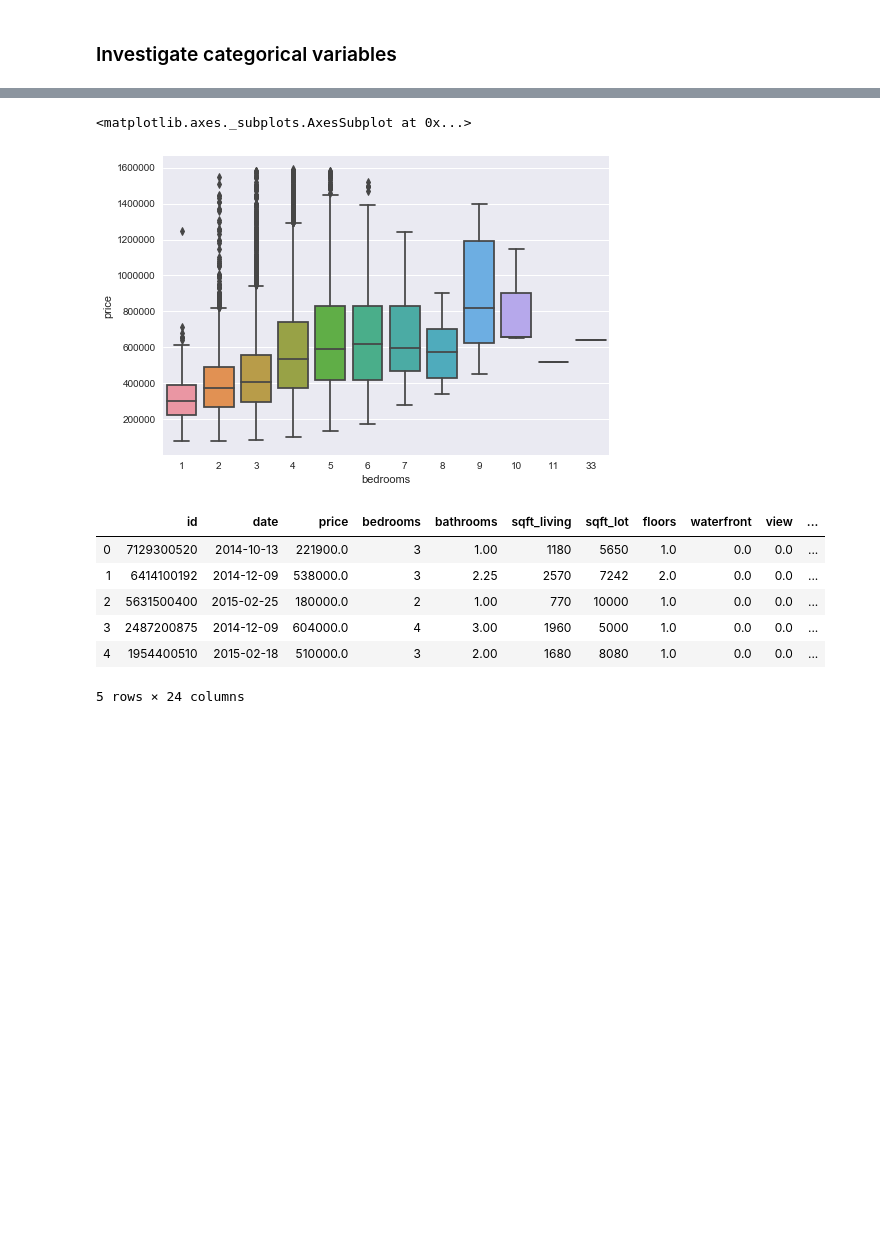
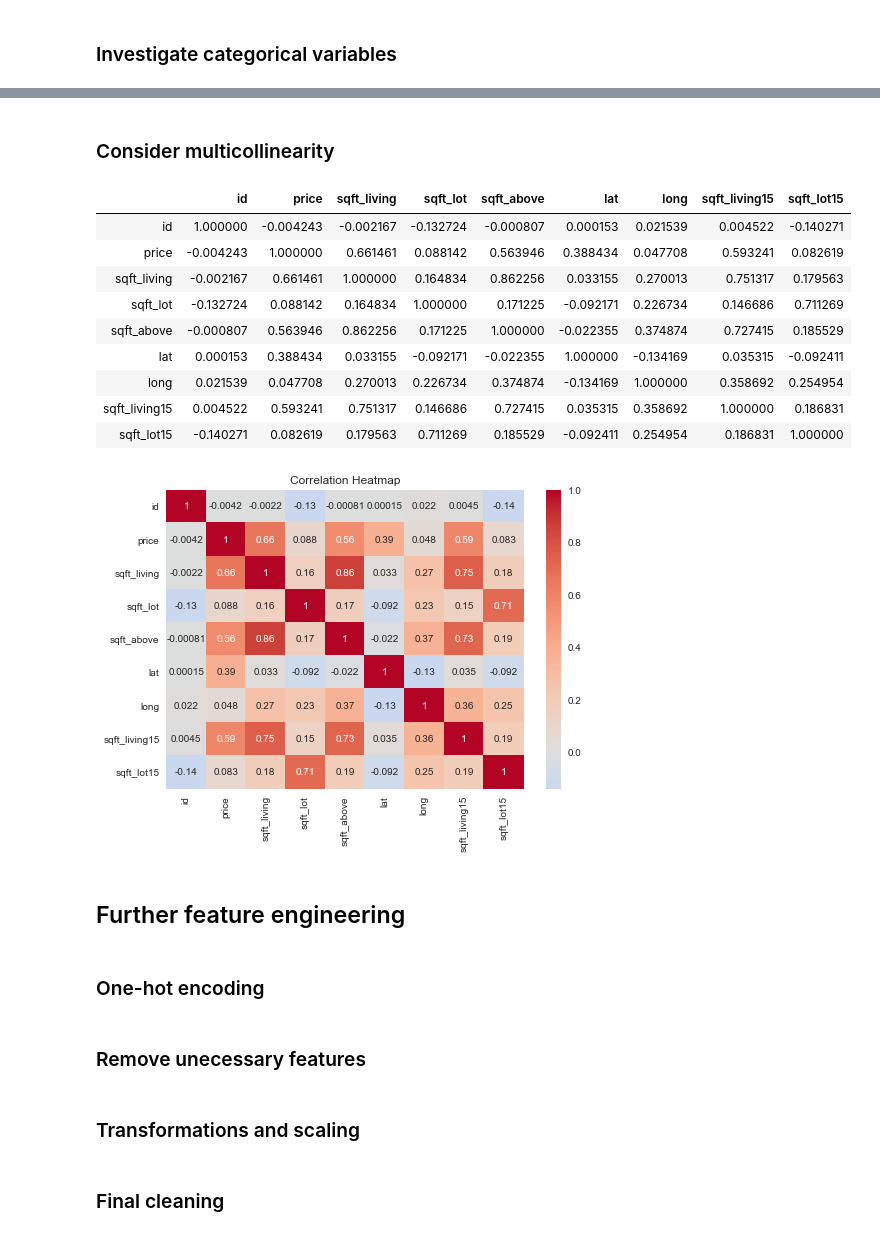
Before and after one commit to nadinezab/kc-house-prices-prediction, a Jupyter notebook: kc-house-prices.ipynb, the cells around one changed output, grey strips where cells are left out. Cells and saved outputs as stored; diff of their text form; code cells hidden in the pictures; blank space fills up the shorter version.

```diff
--- a/kc-house-prices.ipynb
+++ b/kc-house-prices.ipynb
@@ -599,0 +594,2 @@ address[0][0]
+# %%
+results = rg.search(list(df['coord']))
@@ -633,15 +670,34 @@ for feature in catfeats:
-# %%
-sns.boxplot(x = df['bedrooms'], y = df['price'])
-# %% [output]
-<matplotlib.axes._subplots.AxesSubplot at 0x...>
-[figure, removed]
-# %%
-df.head()
-# %% [output]
-|  | id | date | price | bedrooms | bathrooms | sqft_living | sqft_lot | floors | waterfront | view | ... |
-| 0 | 7129300520 | 2014-10-13 | 221900.0 | 3 | 1.00 | 1180 | 5650 | 1.0 | 0.0 | 0.0 | ... |
-| 1 | 6414100192 | 2014-12-09 | 538000.0 | 3 | 2.25 | 2570 | 7242 | 2.0 | 0.0 | 0.0 | ... |
-| 2 | 5631500400 | 2015-02-25 | 180000.0 | 2 | 1.00 | 770 | 10000 | 1.0 | 0.0 | 0.0 | ... |
-| 3 | 2487200875 | 2014-12-09 | 604000.0 | 4 | 3.00 | 1960 | 5000 | 1.0 | 0.0 | 0.0 | ... |
-| 4 | 1954400510 | 2015-02-18 | 510000.0 | 3 | 2.00 | 1680 | 8080 | 1.0 | 0.0 | 0.0 | ... |
-5 rows × 24 columns
+# %% [markdown]
+### Consider multicollinearity
+# %%
+# Correlation matrix
+corr = df.corr()
+corr
+# %% [output]
+|  | id | price | sqft_living | sqft_lot | sqft_above | lat | long | sqft_living15 | sqft_lot15 |
+| id | 1.000000 | -0.004243 | -0.002167 | -0.132724 | -0.000807 | 0.000153 | 0.021539 | 0.004522 | -0.140271 |
+| price | -0.004243 | 1.000000 | 0.661461 | 0.088142 | 0.563946 | 0.388434 | 0.047708 | 0.593241 | 0.082619 |
+| sqft_living | -0.002167 | 0.661461 | 1.000000 | 0.164834 | 0.862256 | 0.033155 | 0.270013 | 0.751317 | 0.179563 |
+| sqft_lot | -0.132724 | 0.088142 | 0.164834 | 1.000000 | 0.171225 | -0.092171 | 0.226734 | 0.146686 | 0.711269 |
+| sqft_above | -0.000807 | 0.563946 | 0.862256 | 0.171225 | 1.000000 | -0.022355 | 0.374874 | 0.727415 | 0.185529 |
+| lat | 0.000153 | 0.388434 | 0.033155 | -0.092171 | -0.022355 | 1.000000 | -0.134169 | 0.035315 | -0.092411 |
+| long | 0.021539 | 0.047708 | 0.270013 | 0.226734 | 0.374874 | -0.134169 | 1.000000 | 0.358692 | 0.254954 |
+| sqft_living15 | 0.004522 | 0.593241 | 0.751317 | 0.146686 | 0.727415 | 0.035315 | 0.358692 | 1.000000 | 0.186831 |
+| sqft_lot15 | -0.140271 | 0.082619 | 0.179563 | 0.711269 | 0.185529 | -0.092411 | 0.254954 | 0.186831 | 1.000000 |
+# %%
+# Plot heatmap
+sns.heatmap(corr, center = 0, annot = True, cmap = 'coolwarm')
+plt.title('Correlation Heatmap')
+plt.show()
+# %% [output]
+[figure, added]
+# %% [markdown]
+## Further feature engineering
+# %% [markdown]
+### One-hot encoding
+# %% [markdown]
+### Remove unecessary features
+# %% [markdown]
+### Transformations and scaling
+# %% [markdown]
+### Final cleaning
```
Also changed, not shown: parts of 35 cells of this notebook.
